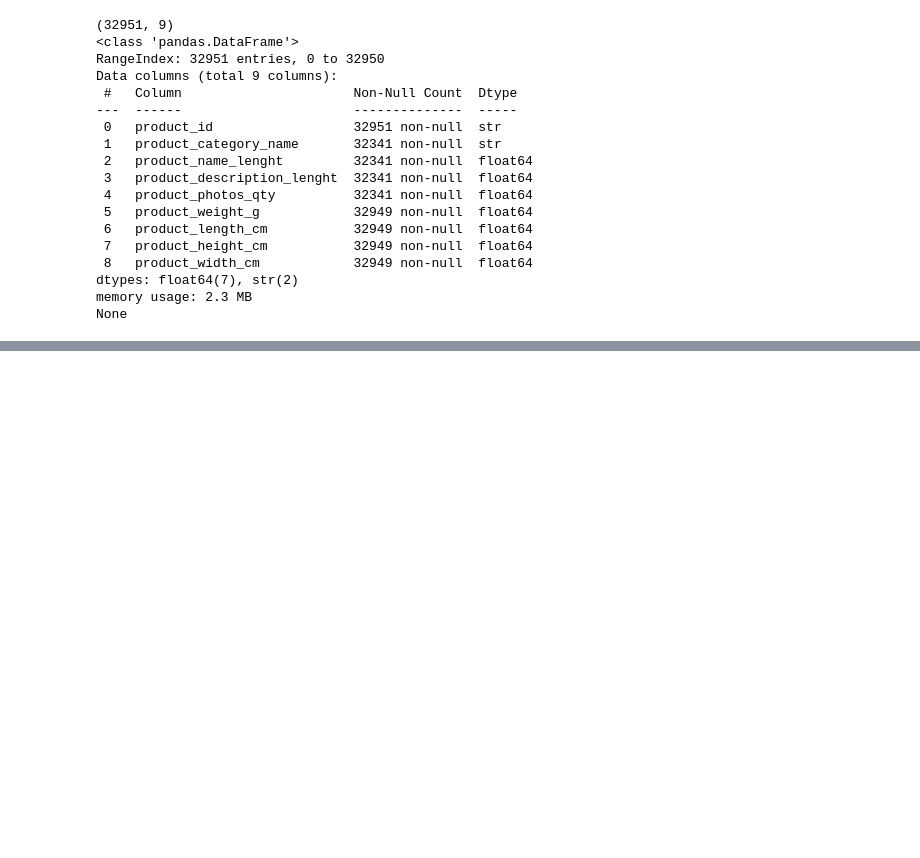
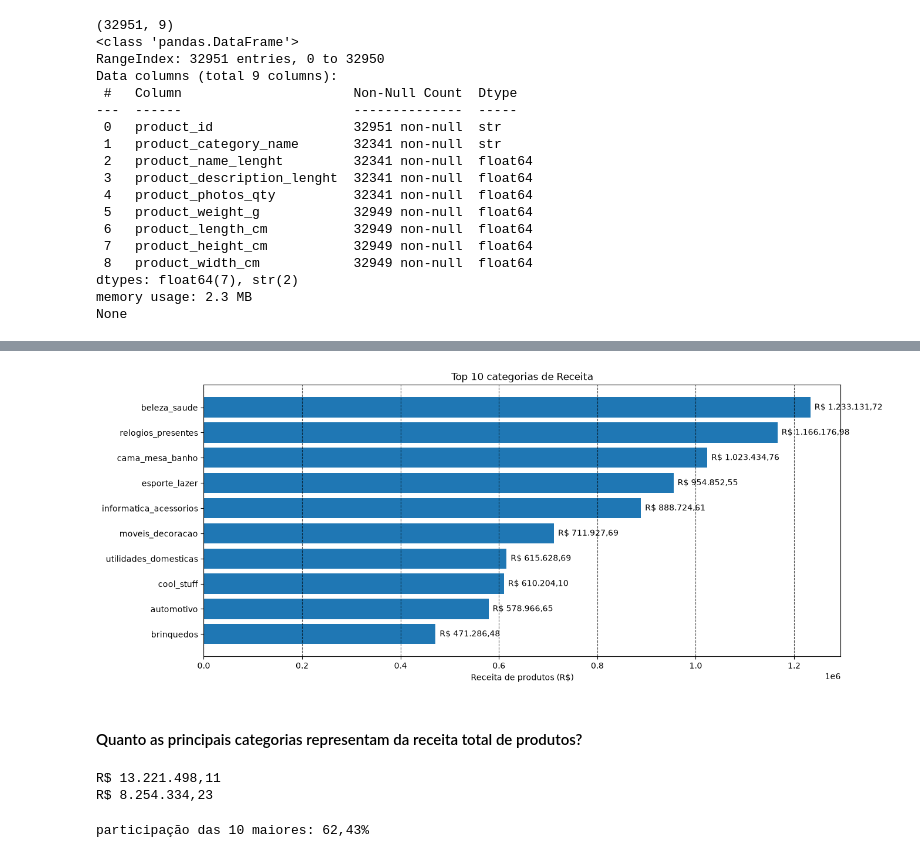
Before and after one commit to nerydyego/olist-ecommerce-sql, a Jupyter notebook: notebooks/02_analise_exploratoria.ipynb, the cells around one changed output, grey strips where cells are left out. Saved outputs shown, nothing was run; the diff lists cells and outputs as text; code cells hidden in the pictures; blank space fills up the shorter version.

Commit message:
feat(eda-python): adiciona analises de categorias, participacao na receita e vendas por UF

```diff
--- a/notebooks/02_analise_exploratoria.ipynb
+++ b/notebooks/02_analise_exploratoria.ipynb
@@ -257,5 +257,5 @@ memory usage: 2.3 MB
 None
 # %%
 
-df_vendas_products = pd.merge(df_vendas, df_products[['product_id', 'product_category_name']],
+df_vendas_produtos = pd.merge(df_vendas, df_products[['product_id', 'product_category_name']],
                               on= 'product_id', how='left', validate='many_to_one')
@@ -261,0 +284,8 @@ df_vendas_products = pd.merge(df_vendas, df_products[['product_id', 'product_cat
+# %%
+# Quais são as dez categorias de produtos que mais geraram receita nos pedidos entregue
+df_vendas_produtos["product_category_name"] = df_vendas_produtos["product_category_name"].fillna('Sem_categoria')
+receitas_por_categorias = df_vendas_produtos.groupby("product_category_name")["price"].sum().sort_values(ascending=False)
+top10_categorias = receitas_por_categorias.head(10)
+
+display(receitas_por_categorias)
+display(top10_categorias)
@@ -261,0 +318,35 @@ df_vendas_products = pd.merge(df_vendas, df_products[['product_id', 'product_cat
+# %%
+plt.figure(figsize=(14,6))
+plt.title("Top 10 categorias de Receita")
+plt.barh(top10_categorias.index, top10_categorias.values)
+plt.gca().invert_yaxis()
+for categoria, valor in zip(top10_categorias.index, top10_categorias.values):
+    plt.annotate(
+        text= formatar_valor(valor) ,
+        xy = (valor, categoria),
+        xytext=(5,0),
+        textcoords='offset points',
+        ha = 'left',
+        va = 'center'
+    )
+plt.xlabel('Receita de produtos (R$)')
+plt.grid(axis='x', linestyle = '--', alpha = 0.7, color='black')
+plt.show()
+# %% [output]
+[figure, added]
+# %% [markdown]
+#### Quanto as principais categorias representam da receita total de produtos?
+# %%
+receita_total_produtos = receitas_por_categorias.sum()
+receita_10_maiores_categorias = top10_categorias.sum()
+print(formatar_valor(receita_total_produtos))
+print(formatar_valor(receita_10_maiores_categorias))
+# %% [output]
+R$ 13.221.498,11
+R$ 8.254.334,23
+# %%
+
+participacao_top10 = (receita_10_maiores_categorias / receita_total_produtos) * 100
+print(f'participação das 10 maiores: {participacao_top10:,.2f}%'.replace('.', ','))
+# %% [output]
+participação das 10 maiores: 62,43%
```
Also changed, not shown: parts of 16 cells of this notebook.
